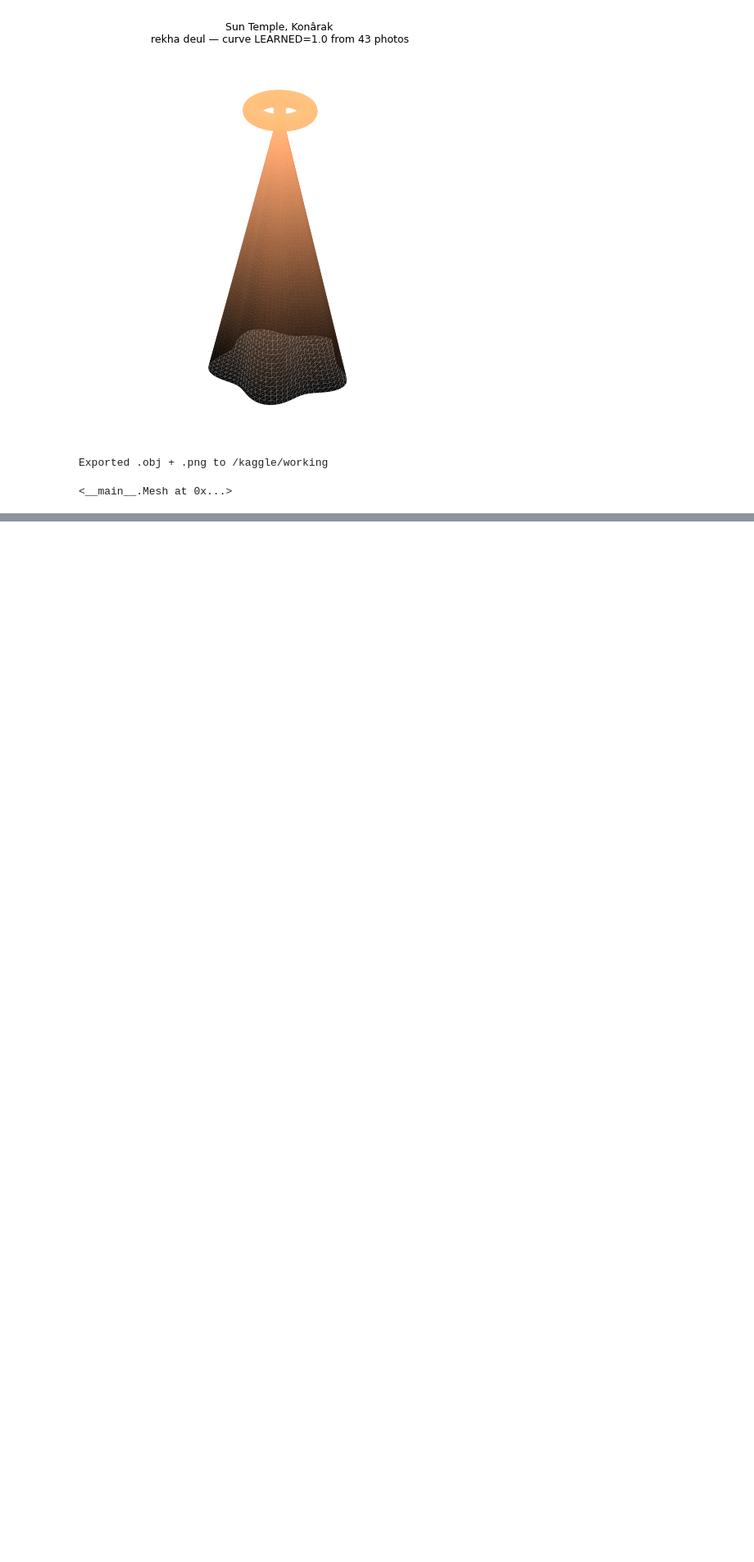
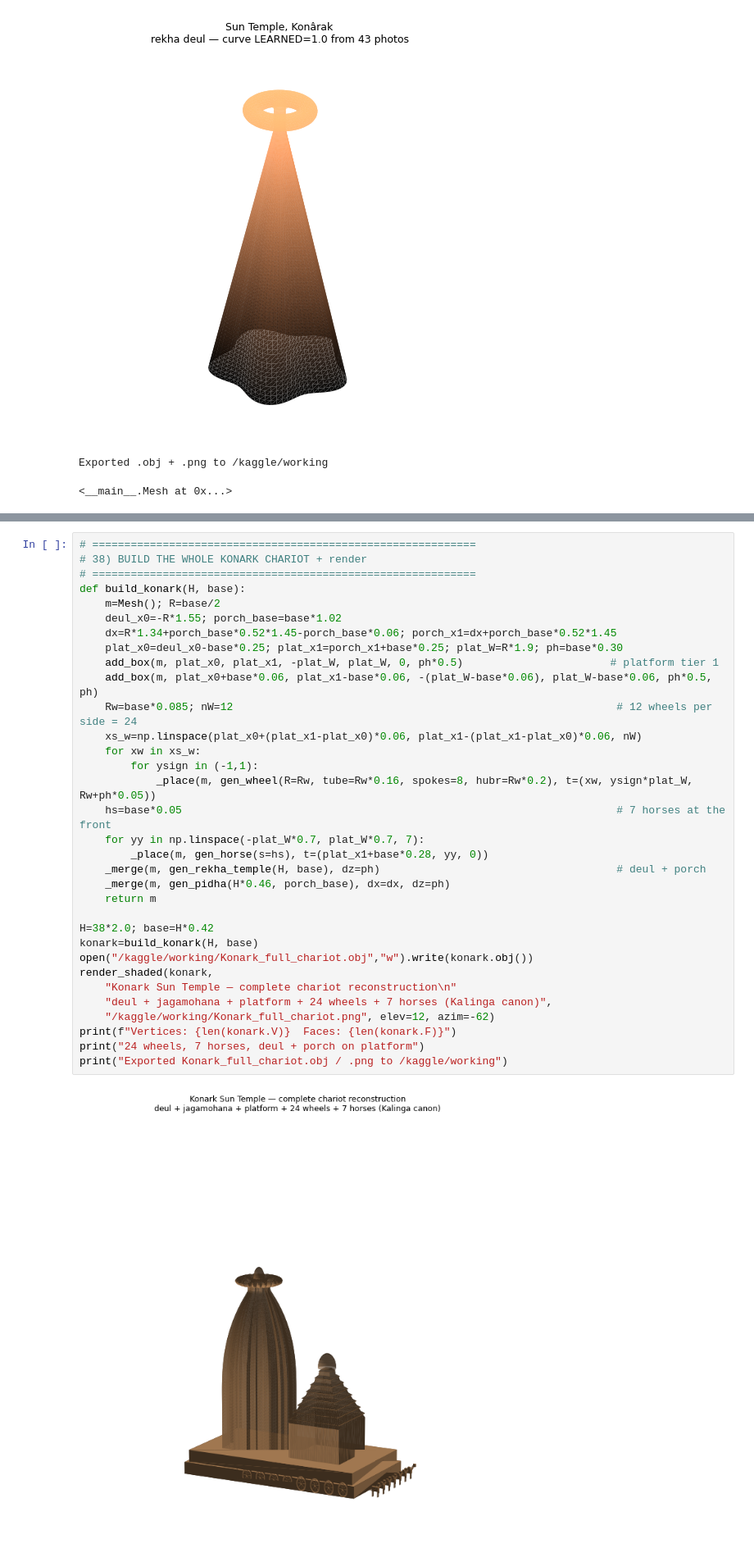
Before and after one commit to Siddhantdamre/Kathakaar, a Jupyter notebook: restorator.ipynb, the cells around one changed output, grey strips where cells are left out. Shown at 82% size. Drawn from its saved outputs; the diff is of its cells as text; blank space fills up the shorter version.

```diff
--- a/restorator.ipynb
+++ b/restorator.ipynb
@@ -2370,0 +2771,35 @@ Exported .obj + .png to /kaggle/working
+# %%
+# ============================================================
+# 38) BUILD THE WHOLE KONARK CHARIOT + render
+# ============================================================
+def build_konark(H, base):
+    m=Mesh(); R=base/2
+    deul_x0=-R*1.55; porch_base=base*1.02
+    dx=R*1.34+porch_base*0.52*1.45-porch_base*0.06; porch_x1=dx+porch_base*0.52*1.45
+    plat_x0=deul_x0-base*0.25; plat_x1=porch_x1+base*0.25; plat_W=R*1.9; ph=base*0.30
+    add_box(m, plat_x0, plat_x1, -plat_W, plat_W, 0, ph*0.5)                       # platform tier 1
+    add_box(m, plat_x0+base*0.06, plat_x1-base*0.06, -(plat_W-base*0.06), plat_W-base*0.06, ph*0.5, ph)
+    Rw=base*0.085; nW=12                                                            # 12 wheels per side = 24
+    xs_w=np.linspace(plat_x0+(plat_x1-plat_x0)*0.06, plat_x1-(plat_x1-plat_x0)*0.06, nW)
+    for xw in xs_w:
+        for ysign in (-1,1):
+            _place(m, gen_wheel(R=Rw, tube=Rw*0.16, spokes=8, hubr=Rw*0.2), t=(xw, ysign*plat_W, Rw+ph*0.05))
+    hs=base*0.05                                                                    # 7 horses at the front
+    for yy in np.linspace(-plat_W*0.7, plat_W*0.7, 7):
+        _place(m, gen_horse(s=hs), t=(plat_x1+base*0.28, yy, 0))
+    _merge(m, gen_rekha_temple(H, base), dz=ph)                                     # deul + porch
+    _merge(m, gen_pidha(H*0.46, porch_base), dx=dx, dz=ph)
+    return m
+
+H=38*2.0; base=H*0.42
+konark=build_konark(H, base)
+open("/kaggle/working/Konark_full_chariot.obj","w").write(konark.obj())
+render_shaded(konark,
+    "Konark Sun Temple — complete chariot reconstruction\n"
+    "deul + jagamohana + platform + 24 wheels + 7 horses (Kalinga canon)",
+    "/kaggle/working/Konark_full_chariot.png", elev=12, azim=-62)
+print(f"Vertices: {len(konark.V)}  Faces: {len(konark.F)}")
+print("24 wheels, 7 horses, deul + porch on platform")
+print("Exported Konark_full_chariot.obj / .png to /kaggle/working")
+# %% [output]
+[figure, added]
```
Also changed, not shown: parts of 17 cells of this notebook.
